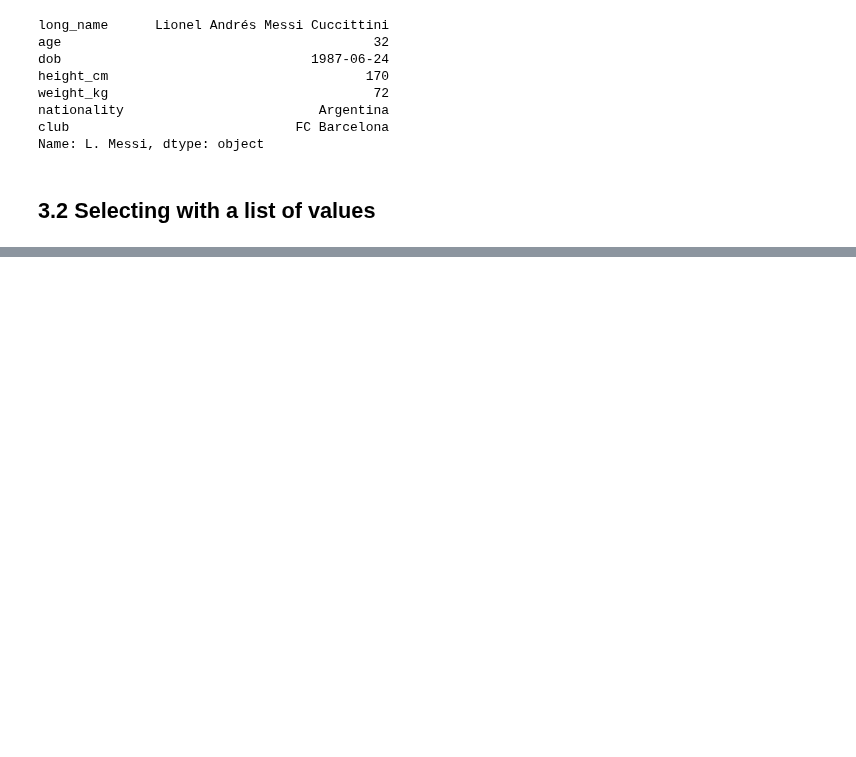
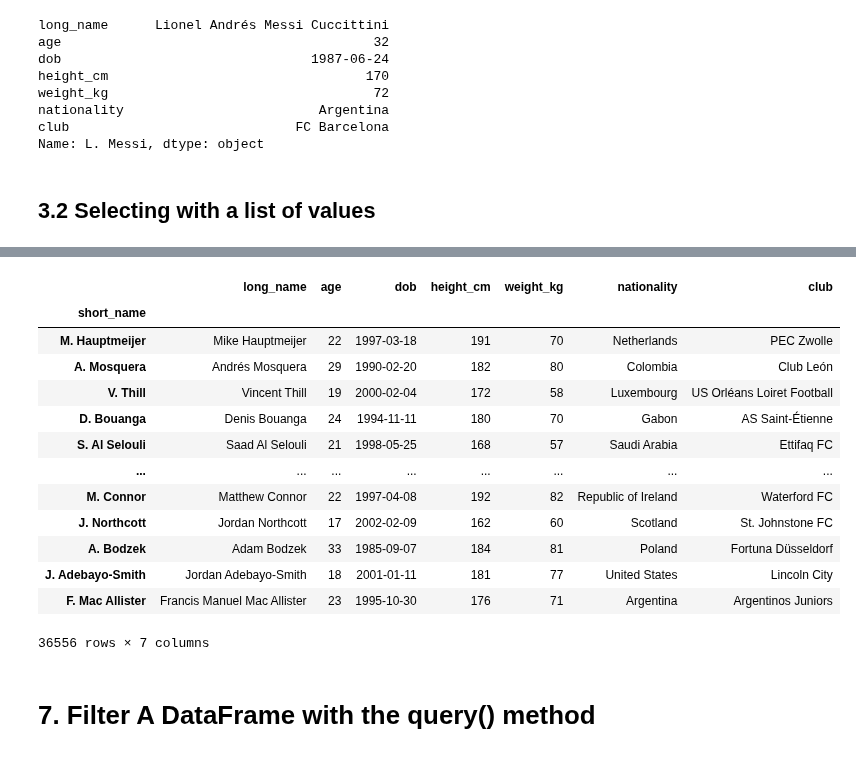
Before and after one commit to nyguerrillagirl/1000-days-of-code, a Jupyter notebook: src/python_projects/freecodecamp_data_science/anaconda_projects/part_5_data_extraction.ipynb, the cells around one changed output, grey strips where cells are left out. Saved outputs shown, nothing was run; the diff lists cells and outputs as text; code cells hidden in the pictures; blank space fills up the shorter version.

Commit message:
Day #319 - Data science courses

```diff
--- a/src/python_projects/freecodecamp_data_science/anaconda_projects/part_5_data_extraction.ipynb
+++ b/src/python_projects/freecodecamp_data_science/anaconda_projects/part_5_data_extraction.ipynb
@@ -317,0 +698,20 @@ Name: L. Messi, dtype: object
+# %%
+# unsample: increase the sampling rate -> frac>1 (Note: replace parameter > 1)
+df.sample(frac=2, replace=True, random_state = 99)
+# %% [output]
+|  | long_name | age | dob | height_cm | weight_kg | nationality | club |
+| short_name |  |  |  |  |  |  |  |
+| M. Hauptmeijer | Mike Hauptmeijer | 22 | 1997-03-18 | 191 | 70 | Netherlands | PEC Zwolle |
+| A. Mosquera | Andrés Mosquera | 29 | 1990-02-20 | 182 | 80 | Colombia | Club León |
+| V. Thill | Vincent Thill | 19 | 2000-02-04 | 172 | 58 | Luxembourg | US Orléans Loiret Football |
+| D. Bouanga | Denis Bouanga | 24 | 1994-11-11 | 180 | 70 | Gabon | AS Saint-Étienne |
+| S. Al Selouli | Saad Al Selouli | 21 | 1998-05-25 | 168 | 57 | Saudi Arabia | Ettifaq FC |
+| ... | ... | ... | ... | ... | ... | ... | ... |
+| M. Connor | Matthew Connor | 22 | 1997-04-08 | 192 | 82 | Republic of Ireland | Waterford FC |
+| J. Northcott | Jordan Northcott | 17 | 2002-02-09 | 162 | 60 | Scotland | St. Johnstone FC |
+| A. Bodzek | Adam Bodzek | 33 | 1985-09-07 | 184 | 81 | Poland | Fortuna Düsseldorf |
+| J. Adebayo-Smith | Jordan Adebayo-Smith | 18 | 2001-01-11 | 181 | 77 | United States | Lincoln City |
+| F. Mac Allister | Francis Manuel Mac Allister | 23 | 1995-10-30 | 176 | 71 | Argentina | Argentinos Juniors |
+36556 rows × 7 columns
+# %% [markdown]
+# 7. Filter A DataFrame with the query() method
```
Also changed, not shown: parts of 58 cells of this notebook, 2 other files.
